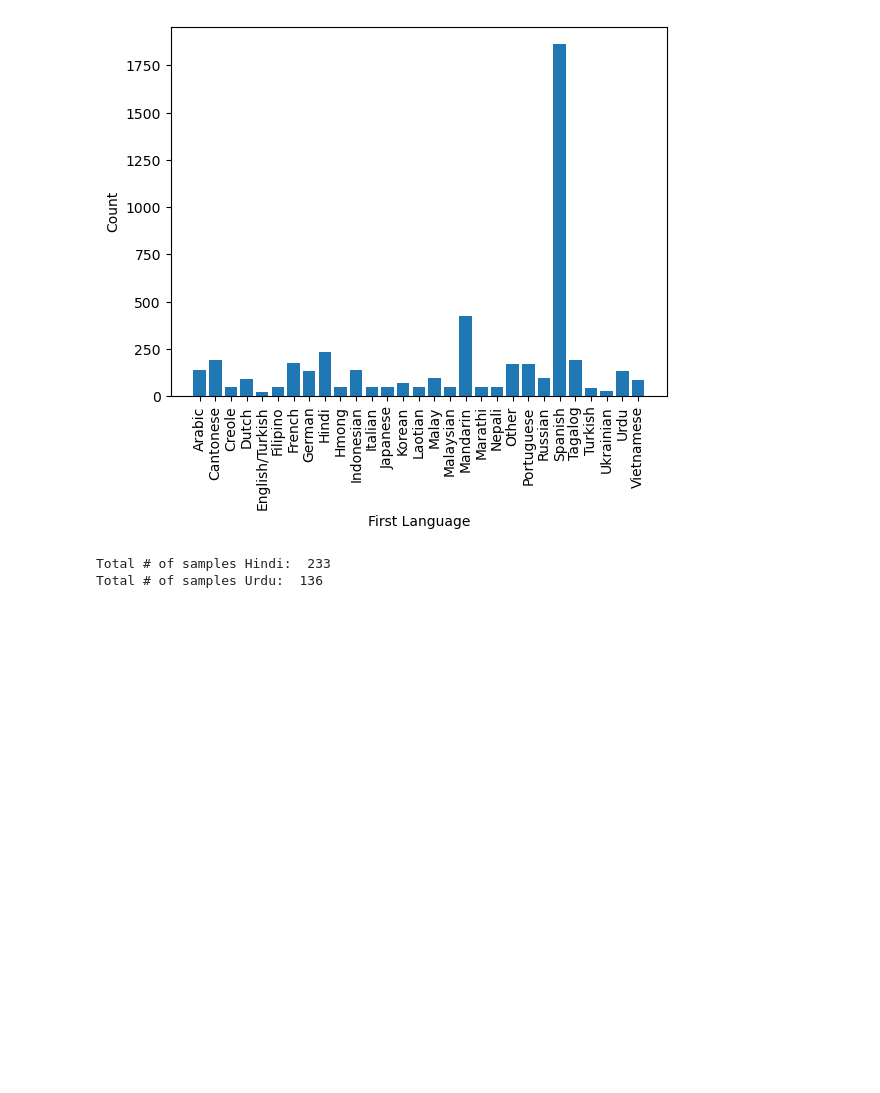
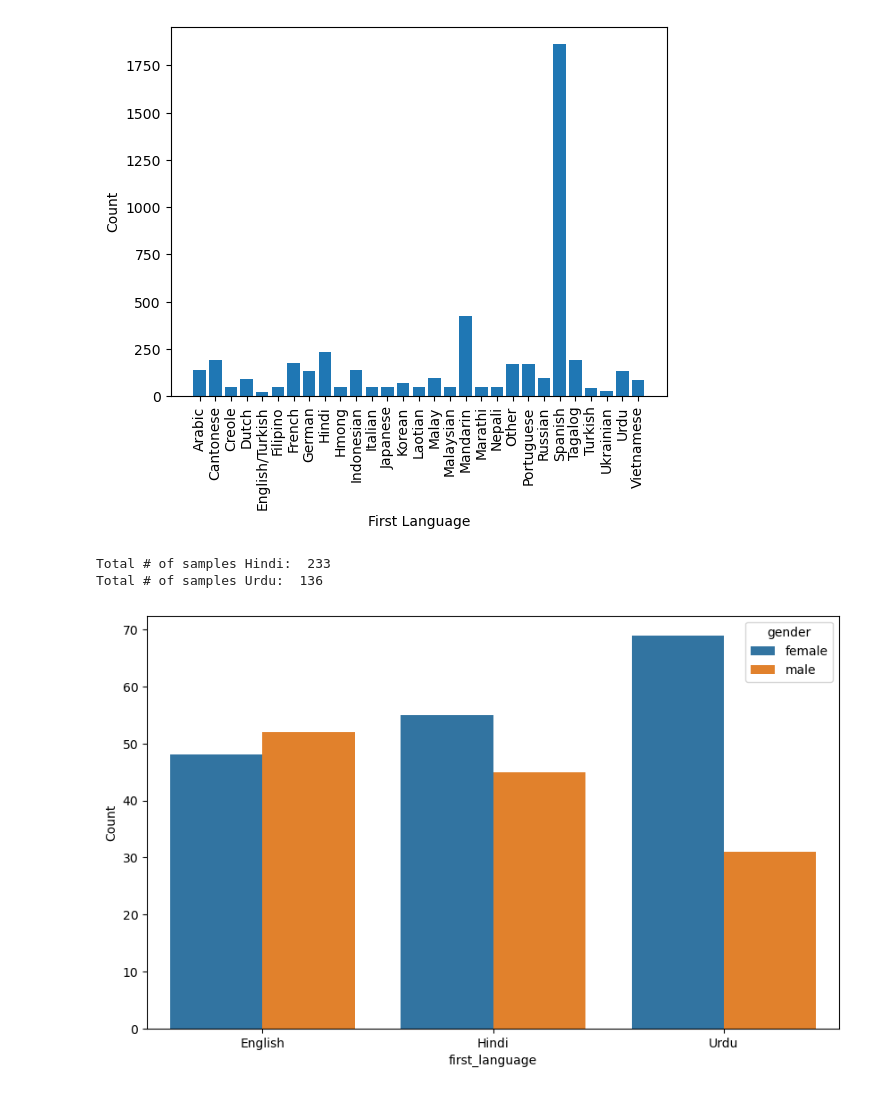
Before and after one commit to zpsheldon/ml-fairness, a Jupyter notebook: hw2/eda.ipynb, the cells around one changed output. Saved outputs shown, nothing was run; the diff lists cells and outputs as text; code cells hidden in the pictures; blank space fills up the shorter version.

Commit message:
Save subset metadata and do some demo eda

```diff
--- a/hw2/eda.ipynb
+++ b/hw2/eda.ipynb
@@ -71,3 +72,20 @@ for l in langs:
     # copy files over
     for file in files:
         shutil.copy(f"asr_fairness_audio/{file}.wav", f"audio_subset/{l}/")
+# %%
+# combine subsets together for subset eda
+eng_df = pd.read_csv("audio_subset/English/English_metadata.csv").drop(columns=["Unnamed: 0"],inplace=False)
+hindi_df = pd.read_csv("audio_subset/Hindi/Hindi_metadata.csv").drop(columns=["Unnamed: 0"],inplace=False)
+urdu_df = pd.read_csv("audio_subset/Urdu/Urdu_metadata.csv").drop(columns=["Unnamed: 0"],inplace=False)
+
+sub_df = pd.concat([eng_df, hindi_df, urdu_df], ignore_index=True)
+sub_df.to_csv("audio_subset/subset_metadata.csv",index=False)
+# %%
+gender_df = sub_df.groupby(by=["gender","first_language"],as_index=False).count()
+
+plt.figure(figsize=(10,6))
+sns.barplot(data=gender_df, x="first_language", y="hash_name",hue="gender")
+plt.ylabel("Count")
+plt.show()
+# %% [output]
+[figure, added]
```
Also changed, not shown: parts of 2 cells of this notebook, 1 other file.
